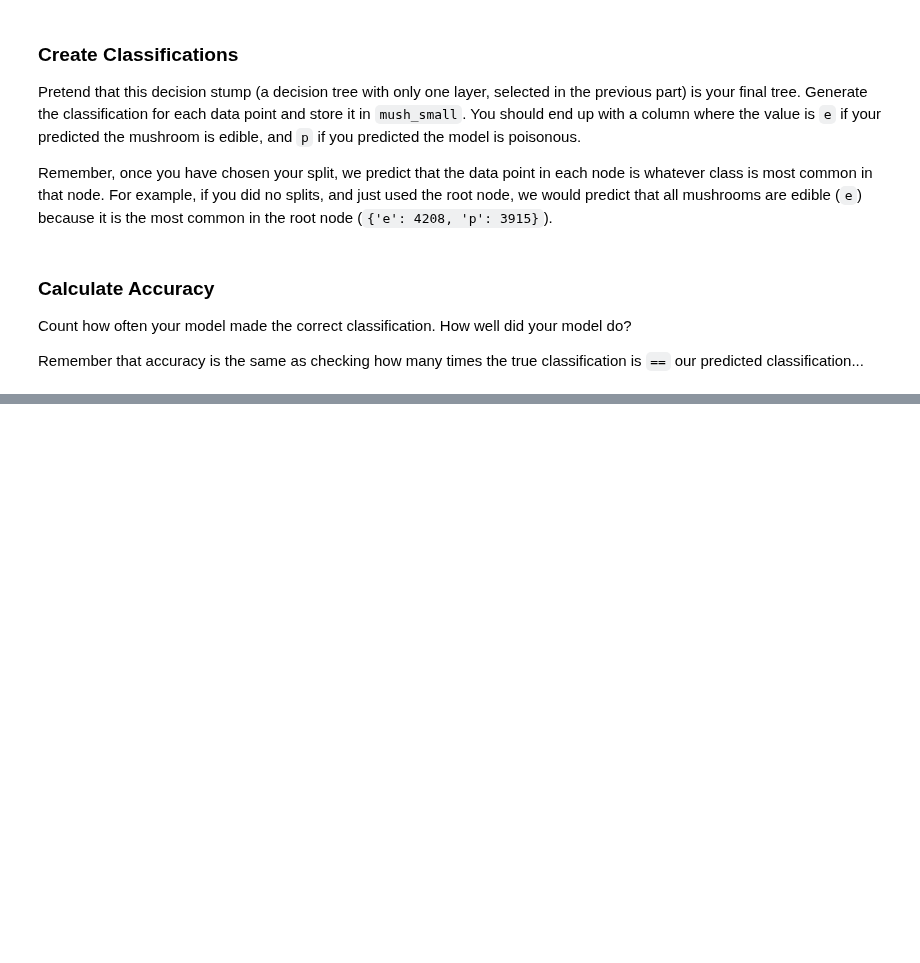
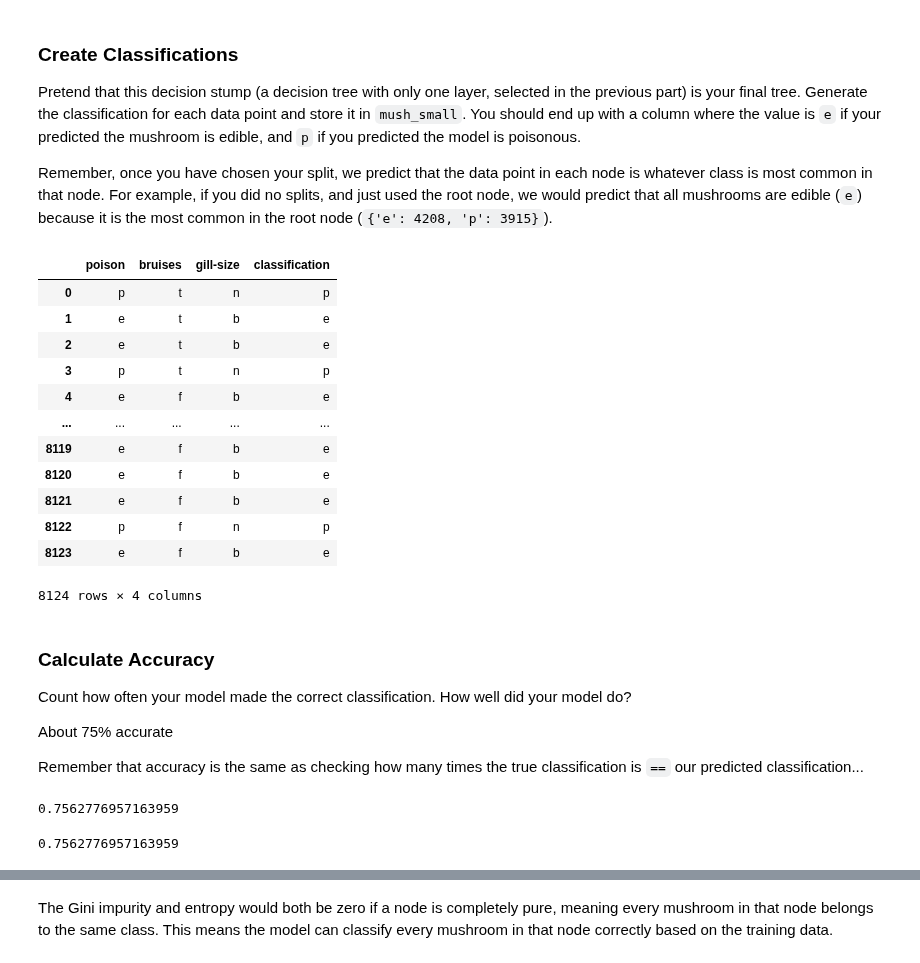
Before and after one commit to masonfarley18/CPSC-392, a Jupyter notebook: TreeBasedModels.ipynb, the cells around one changed output, grey strips where cells are left out. Saved outputs shown, nothing was run; the diff lists cells and outputs as text; code cells hidden in the pictures; blank space fills up the shorter version.

```diff
--- a/TreeBasedModels.ipynb
+++ b/TreeBasedModels.ipynb
@@ -581,6 +619,36 @@ Remember, once you have chosen your split, we predict that the data point in eac
+# %%
+# classification
+gill_split = {"b": {"e": gill_NodeB[gill_NodeB.poison == "e"].shape[0],
+                              "p": gill_NodeB.loc[gill_NodeB.poison == "p"].shape[0]},
+                        "n": {"e": gill_NodeN[gill_NodeN.poison == "e"].shape[0],
+                              "p": gill_NodeN.loc[gill_NodeN.poison == "p"].shape[0]},}
+
+mush_small["classification"] = np.where(
+    mush_small["gill-size"] == "b",
+    "e",
+    "p"
+)
+
+mush_small
+# %% [output]
+|  | poison | bruises | gill-size | classification |
+| 0 | p | t | n | p |
+| 1 | e | t | b | e |
+| 2 | e | t | b | e |
+| 3 | p | t | n | p |
+| 4 | e | f | b | e |
+| ... | ... | ... | ... | ... |
+| 8119 | e | f | b | e |
+| 8120 | e | f | b | e |
+| 8121 | e | f | b | e |
+| 8122 | p | f | n | p |
+| 8123 | e | f | b | e |
+8124 rows × 4 columns
 # %% [markdown]
 ### Calculate Accuracy
 
 Count how often your model made the correct classification. How well did your model do?
 
+About 75% accurate
+
 Remember that accuracy is the same as checking how many times the true classification is `==` our predicted classification...
@@ -591,3 +655,20 @@ Remember that accuracy is the same as checking how many times the true classific
+# %%
+# accuracy
+# accuracy using ==
+accuracy = (mush_small["poison"] == mush_small["classification"]).mean()
+
+print(accuracy)
+
+# use accuracy_score()
+accuracy = accuracy_score(
+    mush_small["poison"],
+    mush_small["classification"]
+)
+
+accuracy
+# %% [output]
+0.7562776957163959
+0.7562776957163959
 # %% [markdown]
 ## Chaos
 
@@ -596,3 +677,5 @@ Remember that accuracy is the same as checking how many times the true classific
 When would Gini Impurity be 0? When would Entropy be 0? What does that mean about our tree/node?
 
 <img src="https://drive.google.com/uc?export=view&id=1ghyQPx1N8dmU3MV4TrANvqNhGwnLni72" width = 200px />
+# %% [markdown]
+The Gini impurity and entropy would both be zero if a node is completely pure, meaning every mushroom in that node belongs to the same class. This means the model can classify every mushroom in that node correctly based on the training data.
```
Also changed, not shown: parts of 19 cells of this notebook.
